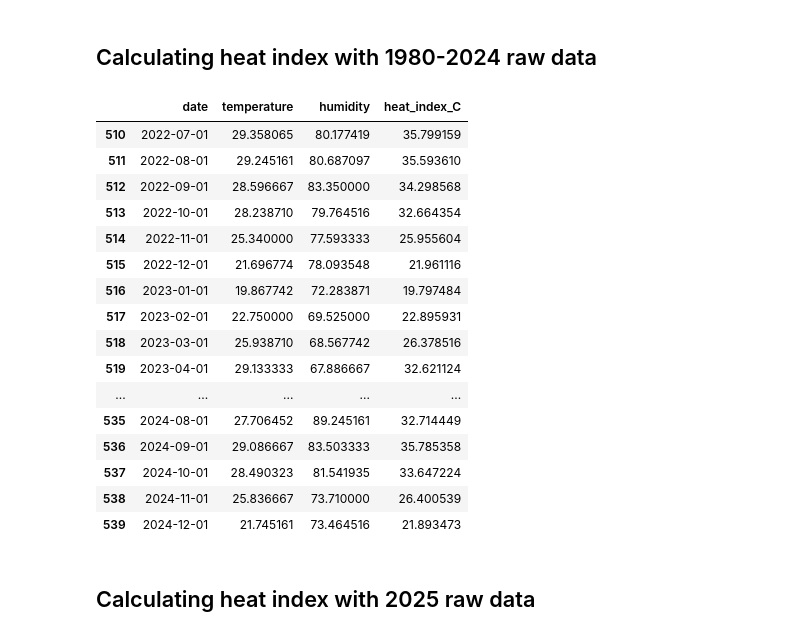
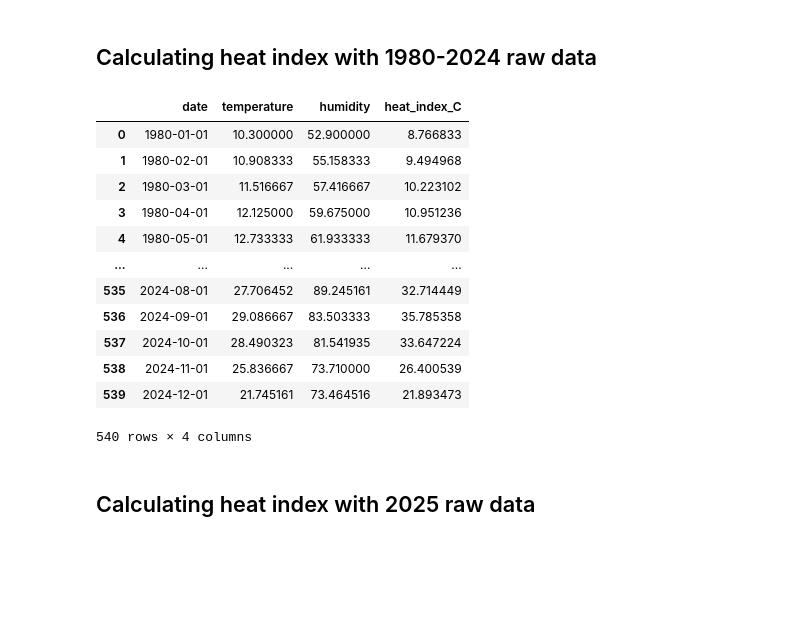
Before and after one commit to not-your-pancake/TCC_Journal, a Jupyter notebook: HI_WB_HS_HM_WBG/rangamati.ipynb, the cells around one changed output. Saved outputs shown, nothing was run; the diff lists cells and outputs as text; code cells hidden in the pictures; blank space fills up the shorter version.

```diff
--- a/HI_WB_HS_HM_WBG/rangamati.ipynb
+++ b/HI_WB_HS_HM_WBG/rangamati.ipynb
@@ -2104,50 +2102,46 @@ def calculate_heat_index(temperature_c, humidity):
     h = float(humidity)
 
     if 0.0 <= h <= 1.0:
         h = h * 100.0
 
     t_f = t_c * 9.0/5.0 + 32.0
 
     hi = 0.5 * (t_f + 61.0 + ((t_f - 68.0) * 1.2) + (h * 0.094))
 
     if hi >= 80.0:
         T = t_f
         R = h
         hi = (-42.379 + 2.04901523*T + 10.14333127*R
               - 0.22475541*T*R - 6.83783e-3*T**2
               - 5.481717e-2*R**2 + 1.22874e-3*T**2*R
               + 8.5282e-4*T*R**2 - 1.99e-6*T**2*R**2)
 
     hi_c = (hi - 32.0) * 5.0/9.0
     return hi_c
 
 
 # Calculate Heat Index
 df_HI_2024['heat_index_C'] = df_HI_2024.apply(
     lambda r: calculate_heat_index(r['temperature'], r['humidity']),
     axis=1
 )
 
 
-df_HI_2024.tail(30)
+df_HI_2024
 # %% [output]
 |  | date | temperature | humidity | heat_index_C |
-| 510 | 2022-07-01 | 29.358065 | 80.177419 | 35.799159 |
-| 511 | 2022-08-01 | 29.245161 | 80.687097 | 35.593610 |
-| 512 | 2022-09-01 | 28.596667 | 83.350000 | 34.298568 |
-| 513 | 2022-10-01 | 28.238710 | 79.764516 | 32.664354 |
-| 514 | 2022-11-01 | 25.340000 | 77.593333 | 25.955604 |
-| 515 | 2022-12-01 | 21.696774 | 78.093548 | 21.961116 |
-| 516 | 2023-01-01 | 19.867742 | 72.283871 | 19.797484 |
-| 517 | 2023-02-01 | 22.750000 | 69.525000 | 22.895931 |
-| 518 | 2023-03-01 | 25.938710 | 68.567742 | 26.378516 |
-| 519 | 2023-04-01 | 29.133333 | 67.886667 | 32.621124 |
+| 0 | 1980-01-01 | 10.300000 | 52.900000 | 8.766833 |
+| 1 | 1980-02-01 | 10.908333 | 55.158333 | 9.494968 |
+| 2 | 1980-03-01 | 11.516667 | 57.416667 | 10.223102 |
+| 3 | 1980-04-01 | 12.125000 | 59.675000 | 10.951236 |
+| 4 | 1980-05-01 | 12.733333 | 61.933333 | 11.679370 |
 | ... | ... | ... | ... | ... |
 | 535 | 2024-08-01 | 27.706452 | 89.245161 | 32.714449 |
 | 536 | 2024-09-01 | 29.086667 | 83.503333 | 35.785358 |
 | 537 | 2024-10-01 | 28.490323 | 81.541935 | 33.647224 |
 | 538 | 2024-11-01 | 25.836667 | 73.710000 | 26.400539 |
 | 539 | 2024-12-01 | 21.745161 | 73.464516 | 21.893473 |
+540 rows × 4 columns
 # %% [markdown]
 ##  Calculating heat index with 2025 raw data
 # %%
```
Also changed, not shown: parts of 37 cells of this notebook, 4 other files.
